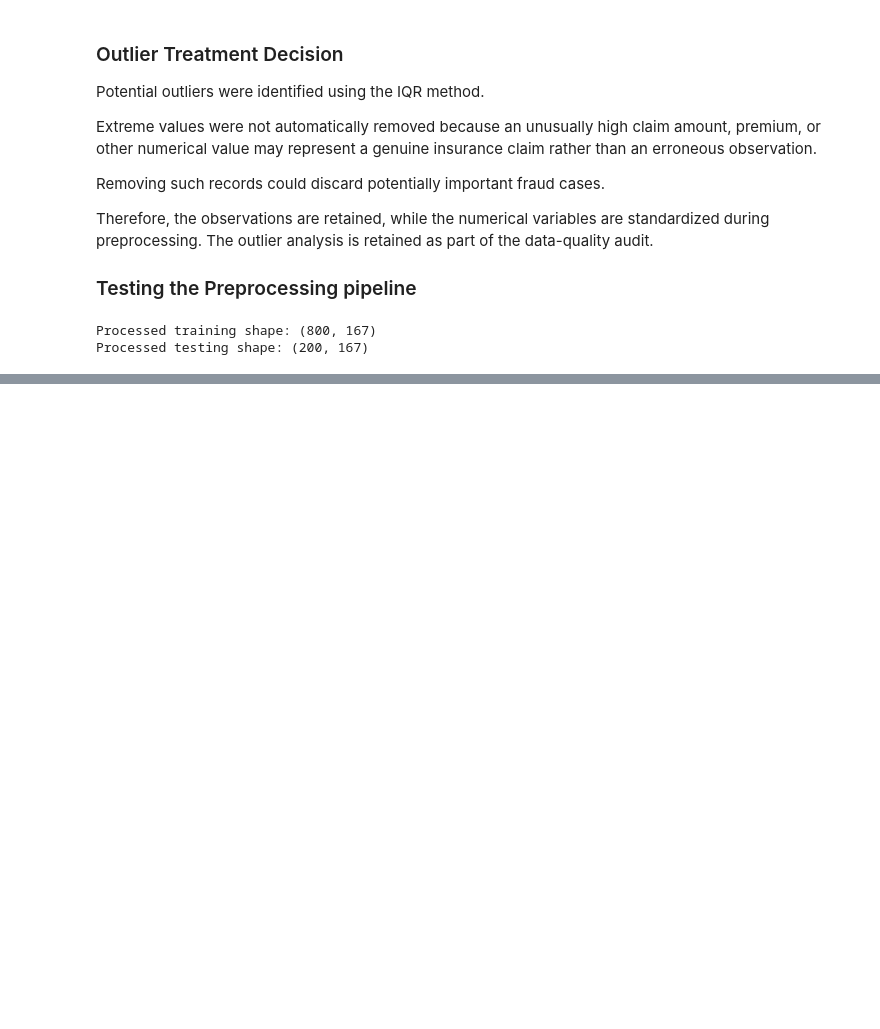
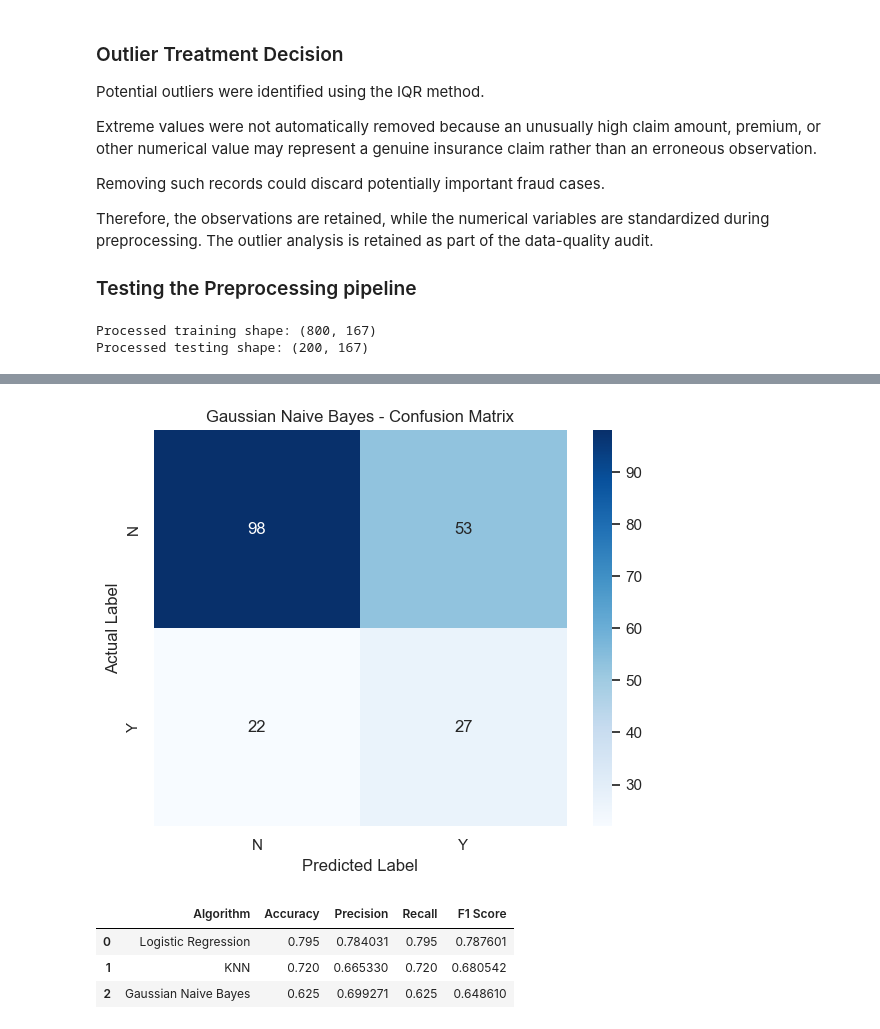
Before and after one commit to TejhashwiniCB/23CSE301-ML-Capstone, a Jupyter notebook: notebooks/classification.ipynb, the cells around one changed output, grey strips where cells are left out. Saved outputs shown, nothing was run; the diff lists cells and outputs as text; code cells hidden in the pictures; blank space fills up the shorter version.

```diff
--- a/notebooks/classification.ipynb
+++ b/notebooks/classification.ipynb
@@ -844,0 +1094,10 @@ for all five Part-A classification algorithms.
+# %%
+from sklearn.naive_bayes import GaussianNB
+
+# create the model
+nb_model = Pipeline(steps=[
+    ("preprocessor", preprocessor),
+    ("classifier", GaussianNB())
+])
+
+nb_model.fit(X_train, y_train)
@@ -844,0 +1122,4 @@ for all five Part-A classification algorithms.
+# %%
+# predictions
+y_pred_nb = nb_model.predict(X_test)
+y_prob_nb = nb_model.predict_proba(X_test)
@@ -844,0 +1162,39 @@ for all five Part-A classification algorithms.
+# %%
+# confusion matrix
+
+cm_nb = confusion_matrix(y_test, y_pred_nb)
+
+plt.figure(figsize=(6, 5))
+sns.heatmap(
+    cm_nb,
+    annot=True,
+    fmt="d",
+    cmap="Blues",
+    xticklabels=["N", "Y"],
+    yticklabels=["N", "Y"]
+)
+
+plt.title("Gaussian Naive Bayes - Confusion Matrix")
+plt.xlabel("Predicted Label")
+plt.ylabel("Actual Label")
+plt.tight_layout()
+plt.show()
+# %% [output]
+[figure, added]
+# %%
+# comparison table
+
+classification_results.append({
+    "Algorithm": "Gaussian Naive Bayes",
+    "Accuracy": accuracy_nb,
+    "Precision": precision_nb,
+    "Recall": recall_nb,
+    "F1 Score": f1_nb
+})
+
+pd.DataFrame(classification_results)
+# %% [output]
+|  | Algorithm | Accuracy | Precision | Recall | F1 Score |
+| 0 | Logistic Regression | 0.795 | 0.784031 | 0.795 | 0.787601 |
+| 1 | KNN | 0.720 | 0.665330 | 0.720 | 0.680542 |
+| 2 | Gaussian Naive Bayes | 0.625 | 0.699271 | 0.625 | 0.648610 |
```
Also changed, not shown: parts of 37 cells of this notebook.
